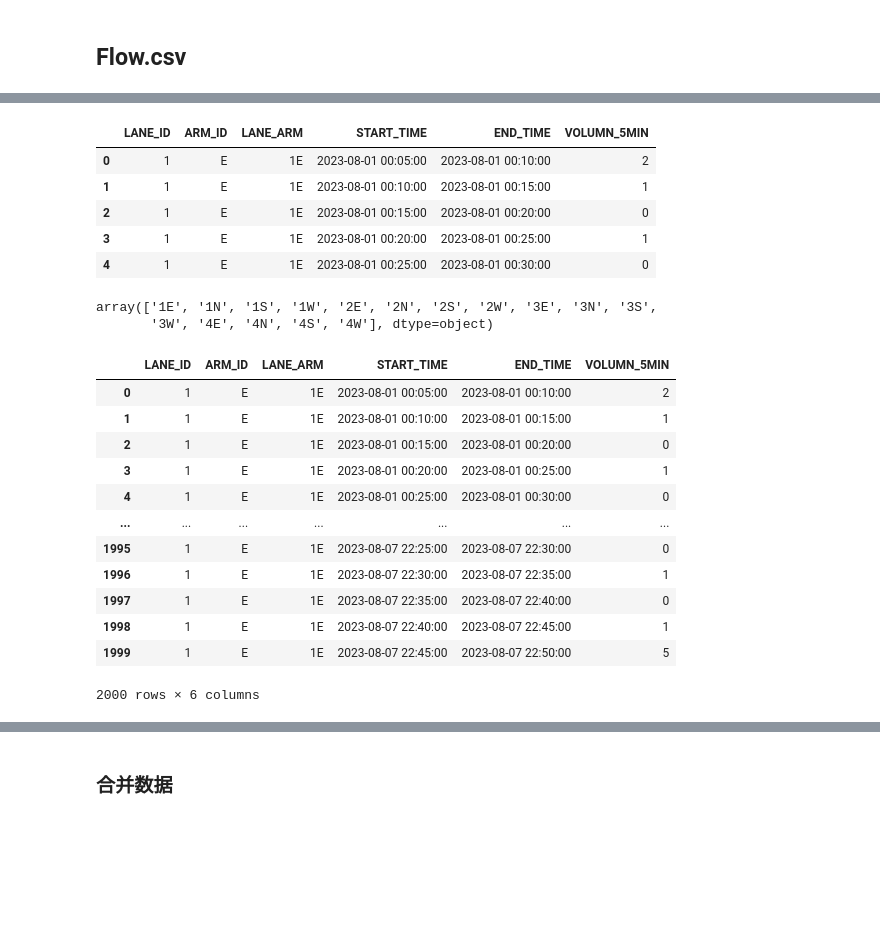
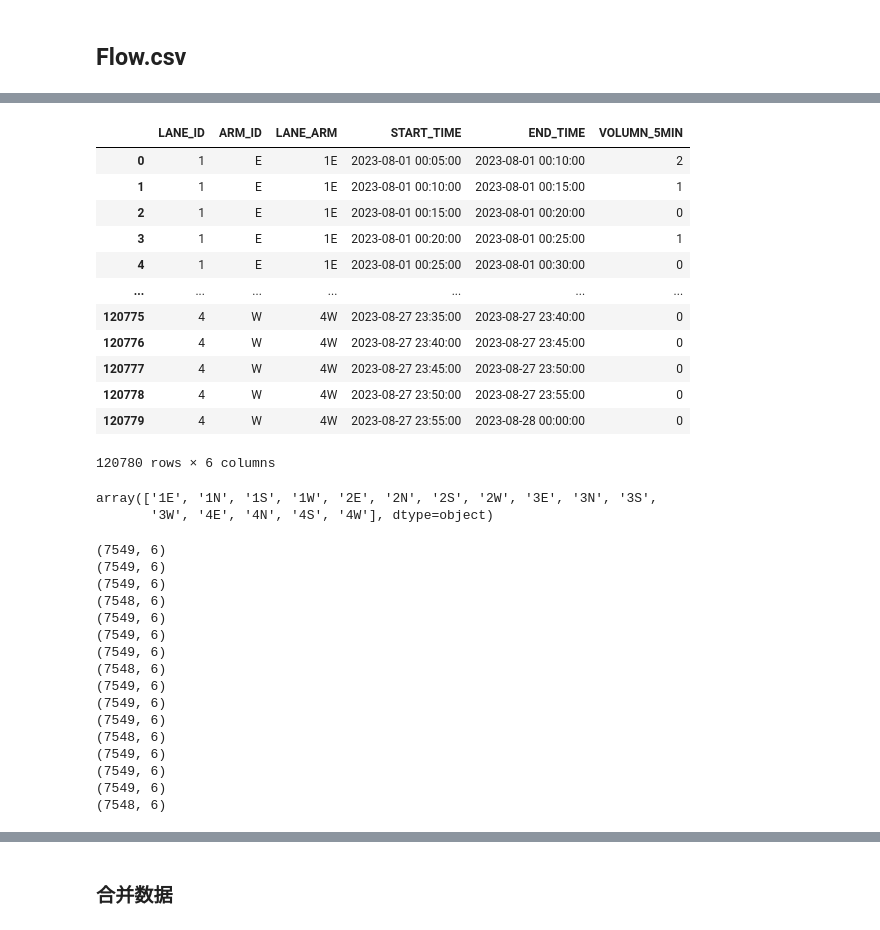
Before and after one commit to Zhou1317fe5/ml-projects, a Jupyter notebook: SEED2023/ITS_Preliminary.ipynb, the cells around one changed output, grey strips where cells are left out. Cells and saved outputs as stored; diff of their text form; code cells hidden in the pictures; blank space fills up the shorter version.

```diff
--- a/SEED2023/ITS_Preliminary.ipynb
+++ b/SEED2023/ITS_Preliminary.ipynb
@@ -323,14 +442,21 @@ flow_df['LANE_ARM']=flow_df['LANE_ID'].astype(str)+flow_df['ARM_ID']
 lane_arm = flow_df.pop("LANE_ARM")
 flow_df.insert(2,'LANE_ARM',lane_arm)
 # %%
-flow_df.head()
+flow_df
 # %% [output]
 |  | LANE_ID | ARM_ID | LANE_ARM | START_TIME | END_TIME | VOLUMN_5MIN |
 | 0 | 1 | E | 1E | 2023-08-01 00:05:00 | 2023-08-01 00:10:00 | 2 |
 | 1 | 1 | E | 1E | 2023-08-01 00:10:00 | 2023-08-01 00:15:00 | 1 |
 | 2 | 1 | E | 1E | 2023-08-01 00:15:00 | 2023-08-01 00:20:00 | 0 |
 | 3 | 1 | E | 1E | 2023-08-01 00:20:00 | 2023-08-01 00:25:00 | 1 |
 | 4 | 1 | E | 1E | 2023-08-01 00:25:00 | 2023-08-01 00:30:00 | 0 |
+| ... | ... | ... | ... | ... | ... | ... |
+| 120775 | 4 | W | 4W | 2023-08-27 23:35:00 | 2023-08-27 23:40:00 | 0 |
+| 120776 | 4 | W | 4W | 2023-08-27 23:40:00 | 2023-08-27 23:45:00 | 0 |
+| 120777 | 4 | W | 4W | 2023-08-27 23:45:00 | 2023-08-27 23:50:00 | 0 |
+| 120778 | 4 | W | 4W | 2023-08-27 23:50:00 | 2023-08-27 23:55:00 | 0 |
+| 120779 | 4 | W | 4W | 2023-08-27 23:55:00 | 2023-08-28 00:00:00 | 0 |
+120780 rows × 6 columns
 # %%
 LANE_ARM_uniqe =flow_df['LANE_ARM'].unique()
 LANE_ARM_uniqe
@@ -355,19 +481,3 @@ df_flow_4E = flow_df[flow_df['LANE_ARM']=='4E']
 df_flow_4N = flow_df[flow_df['LANE_ARM']=='4N']
 df_flow_4S = flow_df[flow_df['LANE_ARM']=='4S']
 df_flow_4W = flow_df[flow_df['LANE_ARM']=='4W']
-# %%
-df_flow_1E.head
-# %% [output]
-|  | LANE_ID | ARM_ID | LANE_ARM | START_TIME | END_TIME | VOLUMN_5MIN |
-| 0 | 1 | E | 1E | 2023-08-01 00:05:00 | 2023-08-01 00:10:00 | 2 |
-| 1 | 1 | E | 1E | 2023-08-01 00:10:00 | 2023-08-01 00:15:00 | 1 |
-| 2 | 1 | E | 1E | 2023-08-01 00:15:00 | 2023-08-01 00:20:00 | 0 |
-| 3 | 1 | E | 1E | 2023-08-01 00:20:00 | 2023-08-01 00:25:00 | 1 |
-| 4 | 1 | E | 1E | 2023-08-01 00:25:00 | 2023-08-01 00:30:00 | 0 |
-| ... | ... | ... | ... | ... | ... | ... |
-| 1995 | 1 | E | 1E | 2023-08-07 22:25:00 | 2023-08-07 22:30:00 | 0 |
-| 1996 | 1 | E | 1E | 2023-08-07 22:30:00 | 2023-08-07 22:35:00 | 1 |
-| 1997 | 1 | E | 1E | 2023-08-07 22:35:00 | 2023-08-07 22:40:00 | 0 |
-| 1998 | 1 | E | 1E | 2023-08-07 22:40:00 | 2023-08-07 22:45:00 | 1 |
-| 1999 | 1 | E | 1E | 2023-08-07 22:45:00 | 2023-08-07 22:50:00 | 5 |
-2000 rows × 6 columns
@@ -373,0 +501,21 @@ df_flow_1E.head
+# %%
+for i in flow_LANE_ARM:
+    print(i.shape)
+    #i = i.reset_index(drop=True)
+# %% [output]
+(7549, 6)
+(7549, 6)
+(7549, 6)
+(7548, 6)
+(7549, 6)
+(7549, 6)
+(7549, 6)
+(7548, 6)
+(7549, 6)
+(7549, 6)
+(7549, 6)
+(7548, 6)
+(7549, 6)
+(7549, 6)
+(7549, 6)
+(7548, 6)
```
Also changed, not shown: parts of 59 cells of this notebook.
